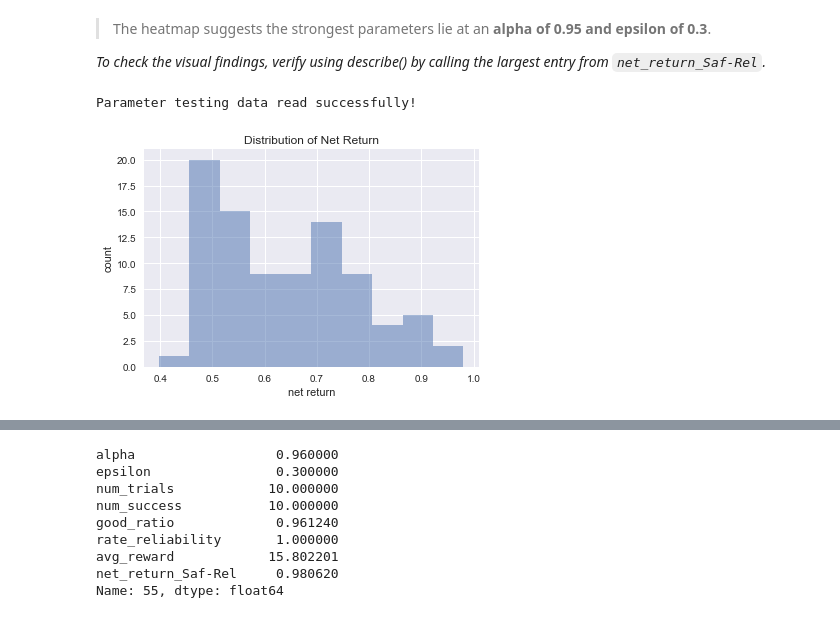
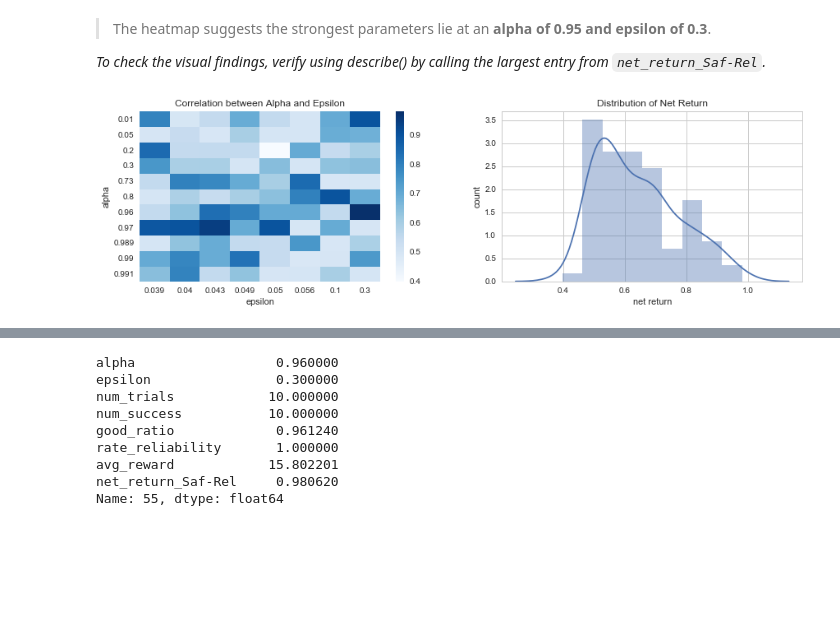
Before and after one commit to hsherwoodcoombs/smartcab, a Jupyter notebook: reportC.ipynb, the cells around one changed output, grey strips where cells are left out. Cells and saved outputs as stored; diff of their text form; code cells hidden in the pictures; blank space fills up the shorter version.

```diff
--- a/reportC.ipynb
+++ b/reportC.ipynb
@@ -605,14 +607,25 @@ py.iplot(fig)
 # %%
 try:
     test_params = pd.read_csv("logs/improved_stats_all_model1.csv", header=0)
     #                        index_col='trial')
-    print "Parameter testing data read successfully!"
-    plt.hist(test_params["net_return_Saf-Rel"], alpha=0.5)
-    plt.xlabel('net return')
-    plt.ylabel('count')
-    plt.title('Distribution of Net Return')
+    with sns.axes_style("whitegrid"):
+        plt.subplot(222)
+        plt.tight_layout()
+        hist = sns.distplot(test_params["net_return_Saf-Rel"])
+        hist.figure.set_size_inches(12,7)
+        plt.xlabel('net return')
+        plt.ylabel('count')
+        hist.set_title('Distribution of Net Return')
+
+    with sns.axes_style("whitegrid"):
+        copy = test_params[['alpha', 'epsilon', 'net_return_Saf-Rel']].copy()
+        df = copy.pivot("alpha", "epsilon", "net_return_Saf-Rel")
+        plt.subplot(221)
+        hmap = sns.heatmap(df, cmap="Blues")
+        hmap.figure.set_size_inches(12,7)
+        hmap.set_title('Correlation between Alpha and Epsilon')
+
 except:
     print "Error loading dataset. Check path."
 # %% [output]
-Parameter testing data read successfully!
-[figure, old version]
+[figure, new version]
```
Also changed, not shown: parts of 14 cells of this notebook.
